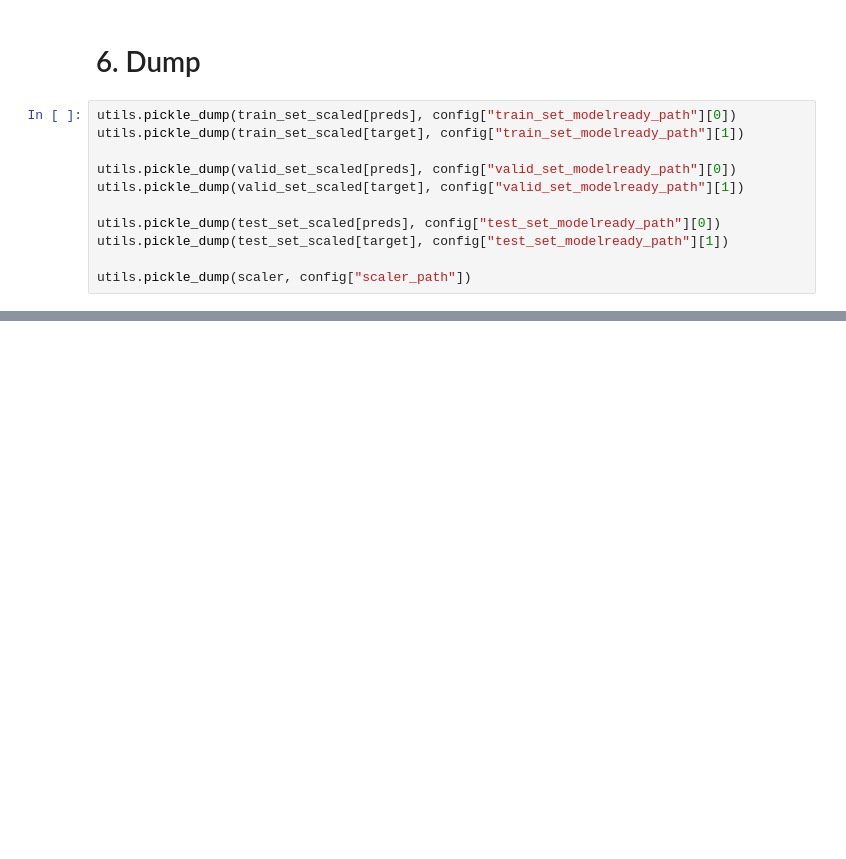
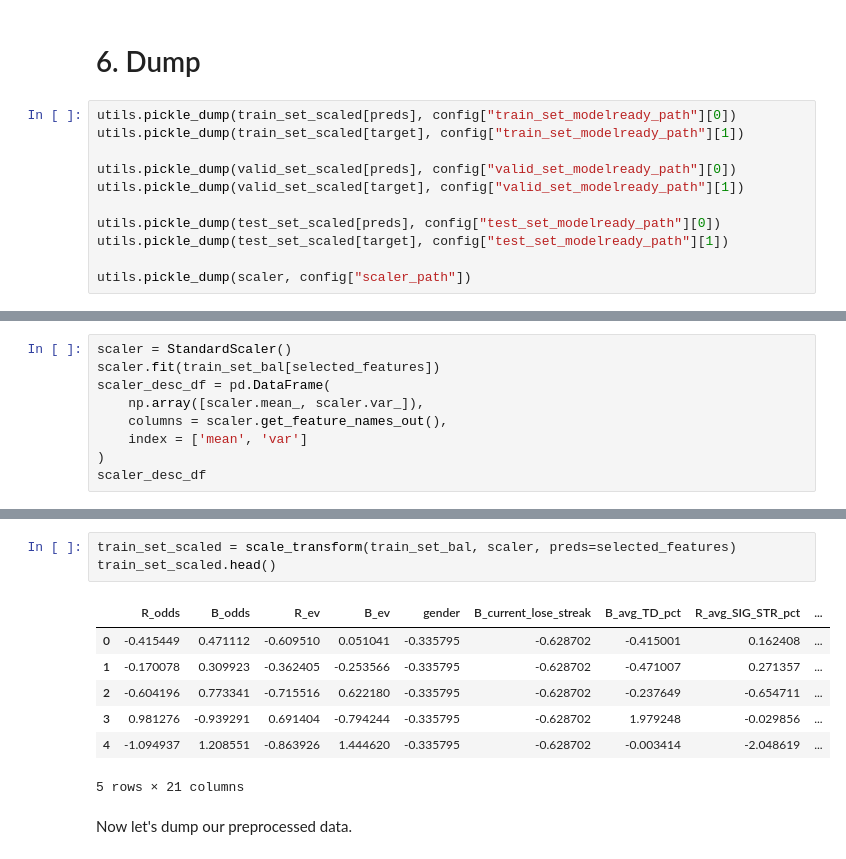
Before and after one commit to luthfanfawwaz/UFC-Winner-Binary-Classification, a Jupyter notebook: data_prepocessing.ipynb, the cells around one changed output, grey strips where cells are left out. Cells and saved outputs as stored; diff of their text form; blank space fills up the shorter version.

```diff
--- a/data_prepocessing.ipynb
+++ b/data_prepocessing.ipynb
@@ -167,0 +614,9 @@ utils.pickle_dump(scaler, config["scaler_path"])
+# %%
+scaler = StandardScaler()
+scaler.fit(train_set_bal[selected_features])
+scaler_desc_df = pd.DataFrame(
+    np.array([scaler.mean_, scaler.var_]),
+    columns = scaler.get_feature_names_out(),
+    index = ['mean', 'var']
+)
+scaler_desc_df
@@ -167,0 +627,13 @@ utils.pickle_dump(scaler, config["scaler_path"])
+# %%
+train_set_scaled = scale_transform(train_set_bal, scaler, preds=selected_features)
+train_set_scaled.head()
+# %% [output]
+|  | R_odds | B_odds | R_ev | B_ev | gender | B_current_lose_streak | B_avg_TD_pct | R_avg_SIG_STR_pct | ... |
+| 0 | -0.415449 | 0.471112 | -0.609510 | 0.051041 | -0.335795 | -0.628702 | -0.415001 | 0.162408 | ... |
+| 1 | -0.170078 | 0.309923 | -0.362405 | -0.253566 | -0.335795 | -0.628702 | -0.471007 | 0.271357 | ... |
+| 2 | -0.604196 | 0.773341 | -0.715516 | 0.622180 | -0.335795 | -0.628702 | -0.237649 | -0.654711 | ... |
+| 3 | 0.981276 | -0.939291 | 0.691404 | -0.794244 | -0.335795 | -0.628702 | 1.979248 | -0.029856 | ... |
+| 4 | -1.094937 | 1.208551 | -0.863926 | 1.444620 | -0.335795 | -0.628702 | -0.003414 | -2.048619 | ... |
+5 rows × 21 columns
+# %% [markdown]
+Now let's dump our preprocessed data.
```
Also changed, not shown: parts of 56 cells of this notebook, 29 other files.
